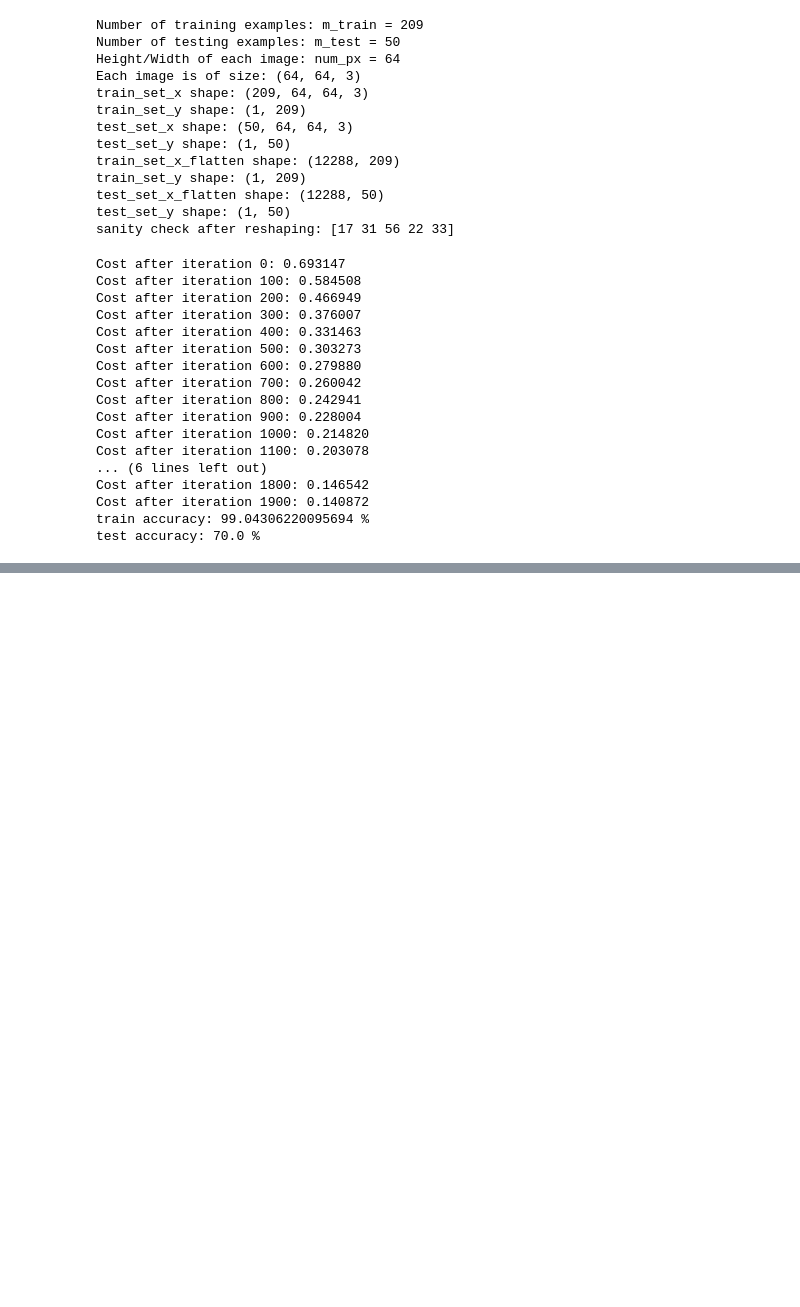
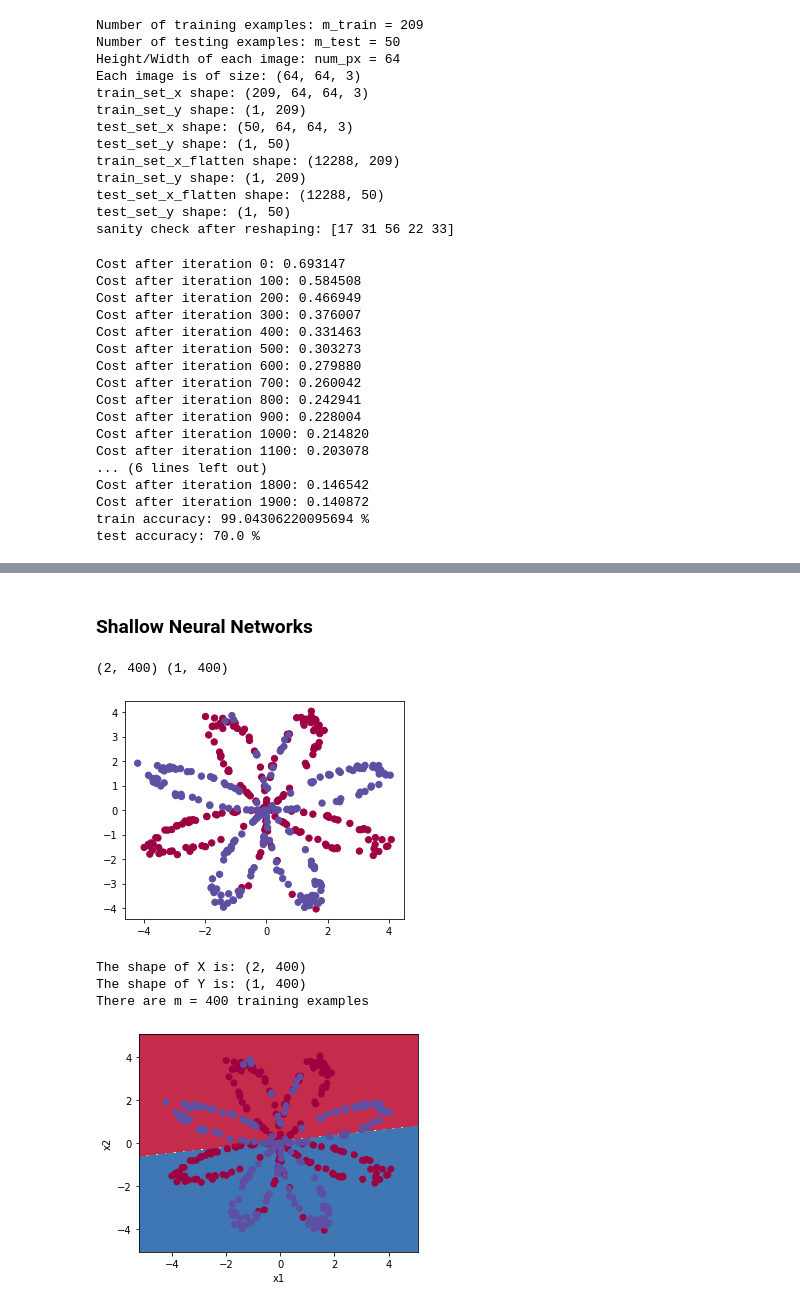
Before and after one commit to madhurdevkota/machine-learning, a Jupyter notebook: Developing Neural Network without API from scratch.ipynb, the cells around one changed output, grey strips where cells are left out. Cells and saved outputs as stored; diff of their text form; code cells hidden in the pictures; blank space fills up the shorter version.

Commit message:
Developed a Shallow Neural Network
Developed a Shallow Neural Network for non-linear data from scratch using basic python libraries

```diff
--- a/Developing Neural Network without API from scratch.ipynb
+++ b/Developing Neural Network without API from scratch.ipynb
@@ -419,3 +419,45 @@ test accuracy: 36.0 %
 
 -------------------------------------------------------
 [figure]
+# %% [markdown]
+### Shallow Neural Networks
+# %%
+import planar_utils
+
+## data
+X,Y = planar_utils.load_planar_dataset()
+print(X.shape, Y.shape)
+
+# Visualize the data
+plt.scatter(X[0,:], X[1,:],
+           c= Y[0,:], s= 40, cmap= plt.cm.Spectral)
+plt.show()
+
+# data info
+shape_X = X.shape
+shape_Y = Y.shape
+m = X.shape[1]  # training set size
+
+
+print ('The shape of X is: ' + str(shape_X))
+print ('The shape of Y is: ' + str(shape_Y))
+print ('There are m = %d training examples' % (m))
+
+
+# Simple logistic regression
+# Train the logistic regression classifier
+# the argument needed should be such that each X varibles (X1 | X2) should be stacked horizontally column-wise ()
+clf = sklearn.linear_model.LogisticRegressionCV()
+# model_logis.fit(X.T, Y.T.ravel())
+clf.fit(X.T, Y.T.ravel())
+
+# plot the decision boundary of these models
+planar_utils.plot_decision_boundary( lambda x: clf.predict(x), X, Y )
+# plt.title('Logistic Regression')
+# %% [output]
+(2, 400) (1, 400)
+[figure, added]
+The shape of X is: (2, 400)
+The shape of Y is: (1, 400)
+There are m = 400 training examples
+[figure, added]
```
Also changed, not shown: parts of 20 cells of this notebook.
